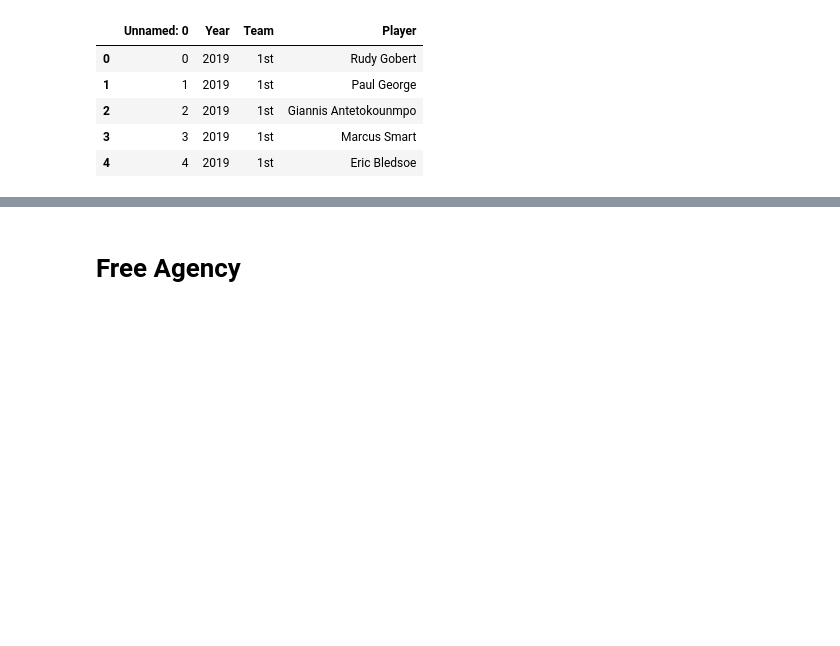
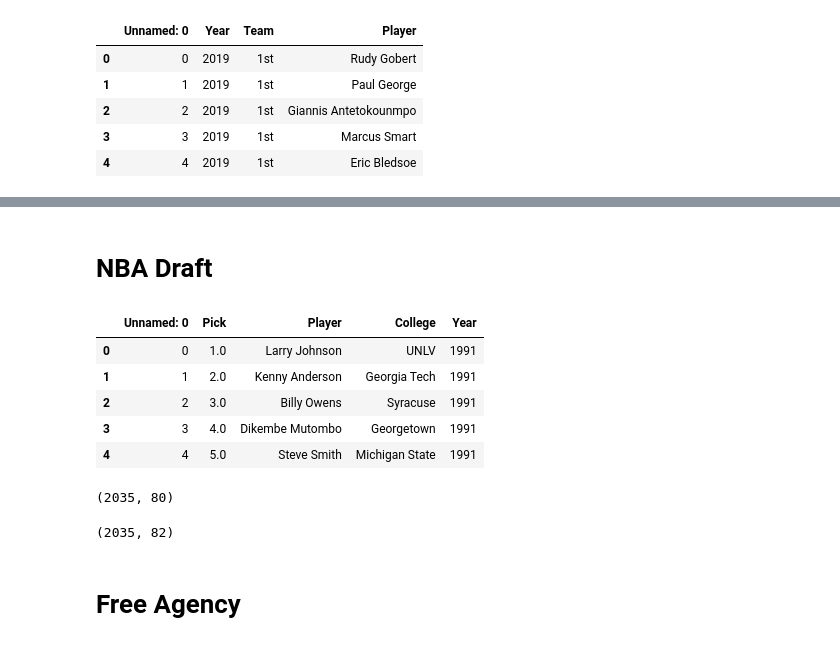
Before and after one commit to A-Jyad/Analyzing-NBA-Free-Agency, a Jupyter notebook: NBA_stats.ipynb, the cells around one changed output, grey strips where cells are left out. Saved outputs shown, nothing was run; the diff lists cells and outputs as text; code cells hidden in the pictures; blank space fills up the shorter version.

```diff
--- a/NBA_stats.ipynb
+++ b/NBA_stats.ipynb
@@ -254,0 +264,12 @@ stats.shape
+# %% [markdown]
+# NBA Draft
+# %%
+draft = pd.read_csv('Web-Scrapping Scripts/Basketball-Reference Draft.csv')
+draft.head()
+# %% [output]
+|  | Unnamed: 0 | Pick | Player | College | Year |
+| 0 | 0 | 1.0 | Larry Johnson | UNLV | 1991 |
+| 1 | 1 | 2.0 | Kenny Anderson | Georgia Tech | 1991 |
+| 2 | 2 | 3.0 | Billy Owens | Syracuse | 1991 |
+| 3 | 3 | 4.0 | Dikembe Mutombo | Georgetown | 1991 |
+| 4 | 4 | 5.0 | Steve Smith | Michigan State | 1991 |
@@ -254,0 +278,4 @@ stats.shape
+# %%
+stats.shape
+# %% [output]
+(2035, 80)
@@ -254,0 +288,4 @@ stats.shape
+# %%
+stats.shape
+# %% [output]
+(2035, 82)
```
Also changed, not shown: parts of 20 cells of this notebook, 9 other files.
